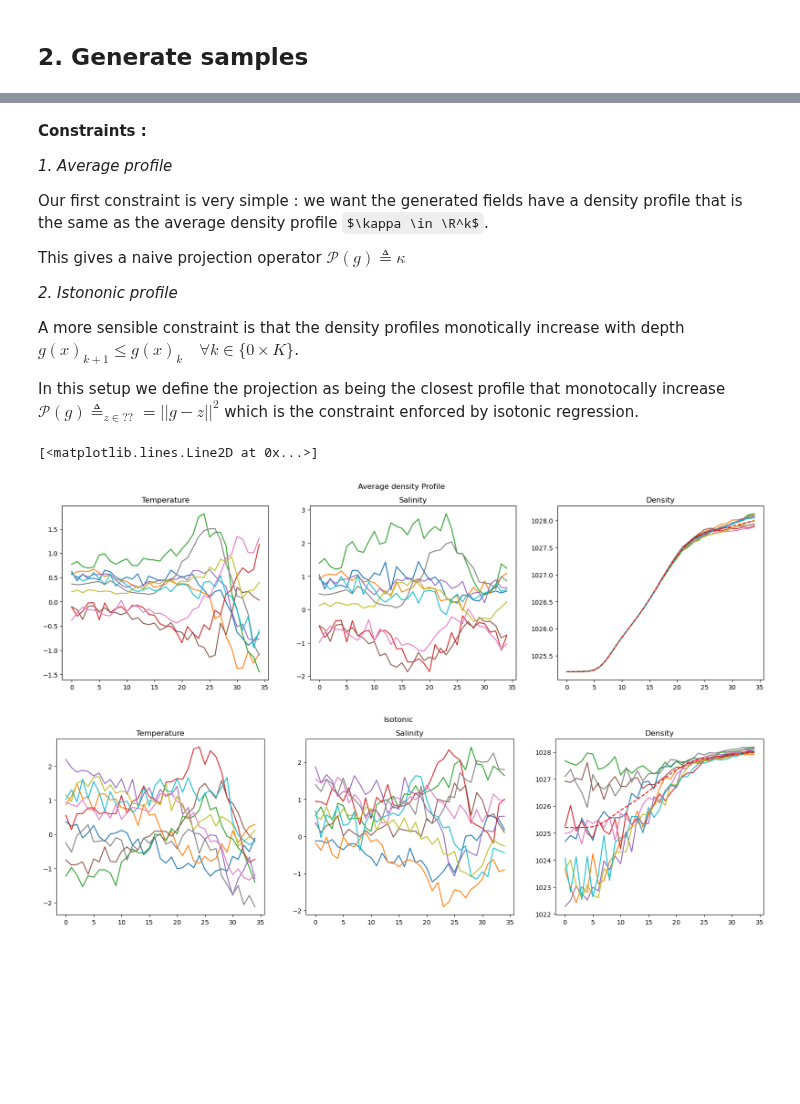
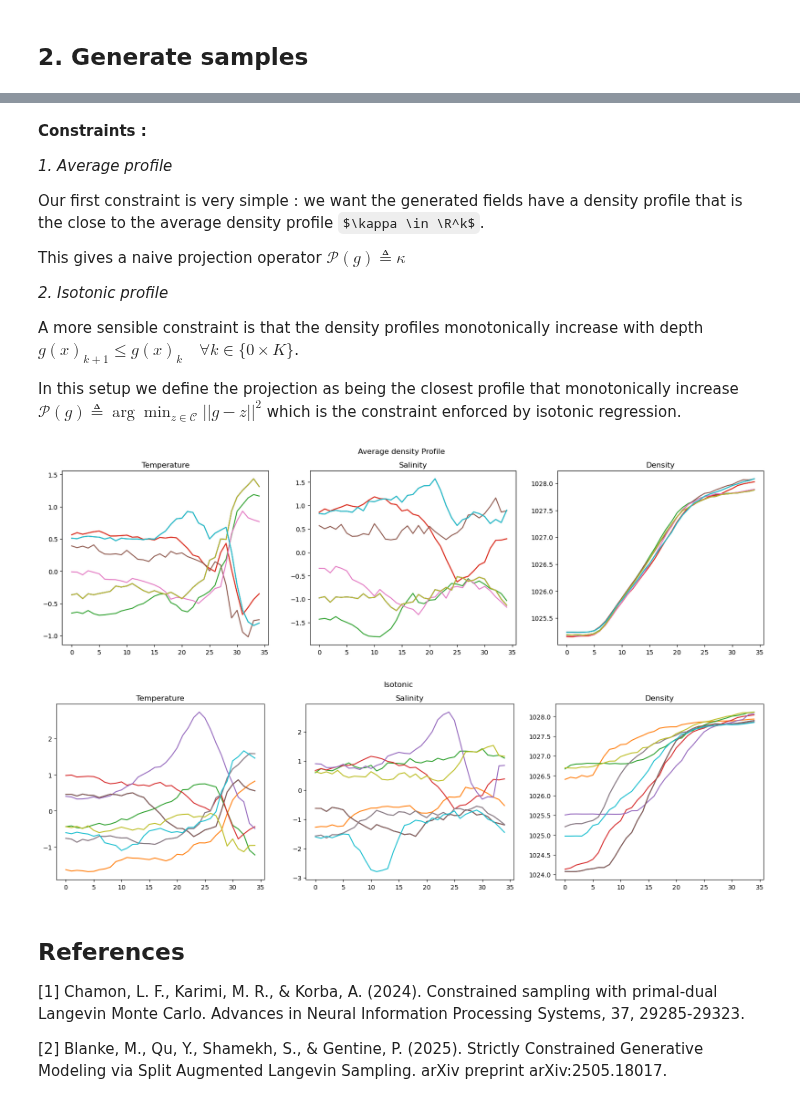
Before and after one commit to Etienne-Meunier/DINO-Fusion, a Jupyter notebook: Results/notebooks/demonstrations/density-profile-generation/density-constraints-with-projection.ipynb, the cells around one changed output, grey strips where cells are left out. Saved outputs shown, nothing was run; the diff lists cells and outputs as text; code cells hidden in the pictures; some formulas as TeX source; blank space fills up the shorter version.

Commit message:
Notebook demonstrate sampling

```diff
--- a/Results/notebooks/demonstrations/density-profile-generation/density-constraints-with-projection.ipynb
+++ b/Results/notebooks/demonstrations/density-profile-generation/density-constraints-with-projection.ipynb
@@ -202,15 +203,15 @@ def sampling_with_constraint(x_init, L_r, g, h, dt=0.001, eta=1.0, eta_rho=1e-4,
 
 *1. Average profile*
 
-Our first constraint is very simple : we want the generated fields have a density profile that is the same as the average density profile $\kappa \in \R^k$.
+Our first constraint is very simple : we want the generated fields have a density profile that is the close to the average density profile $\kappa \in \R^k$.
 
 This gives a naive projection operator $\mathcal P(g) \triangleq \kappa$
 
-*2. Istononic profile*
+*2. Isotonic profile*
 
-A more sensible constraint is that the density profiles monotically increase with depth $g(x)_{k+1} \leq g(x)_{k} \quad \forall k \in \{0 \times K\}$.
+A more sensible constraint is that the density profiles monotonically increase with depth $g(x)_{k+1} \leq g(x)_{k} \quad \forall k \in \{0 \times K\}$.
 
-In this setup we define the projection as being the closest profile that monotocally increase $\mathcal P(g) \triangleq_{z \in ??} = ||g -z||^2$ which is the constraint enforced by isotonic regression.
+In this setup we define the projection as being the closest profile that monotonically increase $\mathcal P(g) \triangleq  \arg \min_{z \in \mathcal C} ||g -z||^2$ which is the constraint enforced by isotonic regression.
 # %%
 from scipy.optimize import isotonic_regression
 
@@ -251,39 +252,17 @@ x, metrics = sampling_with_constraint(x_init, L_r, g, h, dt=0.001, eta=1.0, eta_
 # %%
-toce_gen, soce_gen = norm.backward(x)
-density_gen = get_density_at_surface_tensor(toce_gen, soce_gen)
-
-fig, axs = plt.subplots(1,3,figsize=(20,5))
-fig.suptitle(f'{h.name}')
-rindex = torch.randperm(x.shape[0])[:20]
-axs[0].set_title('Temperature')
-axs[0].plot(x[rindex, :levels].T)
-axs[1].set_title('Salinity')
-axs[1].plot(x[rindex, levels:].T)
-axs[2].set_title('Density')
-axs[2].plot(density_gen[rindex, :].T)
-axs[2].plot(stats['avg_density'], c='r', linestyle='dashed')
-
 plot_profiles(x, norm, h.name)
 # %% [output]
-[<matplotlib.lines.Line2D at 0x...>]
-[figure, old version]
+[figure, new version]
 # %%
 h = IsotonicConstraint
-x, metrics = sampling_with_constraint(x_init, L_r, g, h, dt=0.001, eta=1.0, eta_rho=1e-4, epsilon=1e-7)
+x, metrics = sampling_with_constraint(x_init, L_r, g, h, dt=0.001, eta=0.5, eta_rho=1e-5, epsilon=1e-2)
 # %%
-toce_gen, soce_gen = norm.backward(x)
-density_gen = get_density_at_surface_tensor(toce_gen, soce_gen)
-
-fig, axs = plt.subplots(1,3,figsize=(20,5))
-fig.suptitle(f'{h.name}')
-rindex = torch.randperm(x.shape[0])[:20]
-axs[0].set_title('Temperature')
-axs[0].plot(x[rindex, :levels].T)
-axs[1].set_title('Salinity')
-axs[1].plot(x[rindex, levels:].T)
-axs[2].set_title('Density')
-axs[2].plot(density_gen[rindex, :].T)
-axs[2].plot(stats['avg_density'], c='r', linestyle='dashed')
-plt.show()
+plot_profiles(x, norm, h.name)
 # %% [output]
-[figure, old version]
+[figure, new version]
+# %% [markdown]
+## References
+
+[1] Chamon, L. F., Karimi, M. R., & Korba, A. (2024). Constrained sampling with primal-dual Langevin Monte Carlo. Advances in Neural Information Processing Systems, 37, 29285-29323.
+
+[2] Blanke, M., Qu, Y., Shamekh, S., & Gentine, P. (2025). Strictly Constrained Generative Modeling via Split Augmented Langevin Sampling. arXiv preprint arXiv:2505.18017.
```
Also changed, not shown: parts of 6 cells of this notebook.
